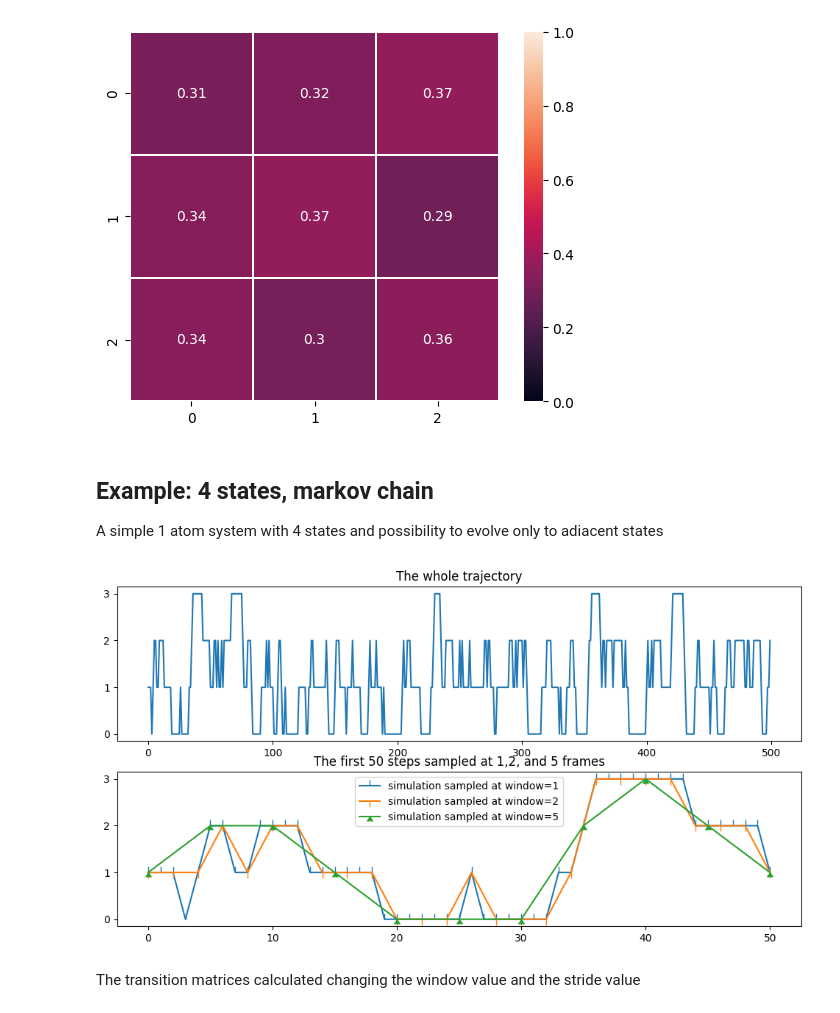
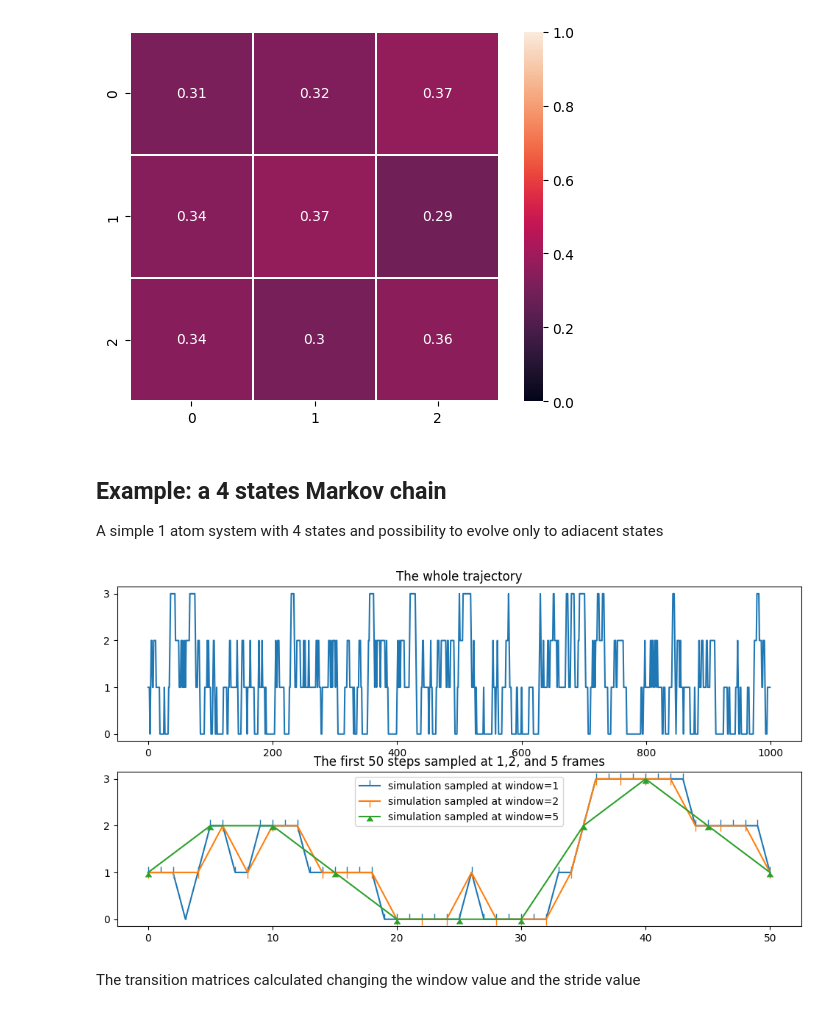
Before and after one commit to GMPavanLab/cpctools, a Jupyter notebook: docs/source/TimeAnalysis.ipynb, the cells around one changed output. Saved outputs shown, nothing was run; the diff lists cells and outputs as text; code cells hidden in the pictures.

```diff
--- a/docs/source/TimeAnalysis.ipynb
+++ b/docs/source/TimeAnalysis.ipynb
@@ -44,11 +43,12 @@ sns.heatmap(tmat, annot=True,linewidths=0.1,square=True,vmax=1, vmin=0)
 <AxesSubplot: >
 [figure]
 # %% [markdown]
-## Example: 4 states, markov chain
+## Example: a 4 states Markov chain
 
 A simple 1 atom system with 4 states and possibility to evolve only to adiacent states
 # %%
 rng = npr.default_rng(123456)
+nframes=1000
 P=np.array([
     [0.8,0.2,0.0,0.0],
     [0.1,0.7,0.2,0.0],
@@ -56,35 +56,35 @@ P=np.array([
     [0.0,0.0,0.2,0.8],
             ])
 #contstuct a target table:
 target=P
 for j in range(1,4):
     target[:,j]+=target[:,j-1]
 
 
-cls=np.empty((500,1),dtype=int)
+cls=np.empty((nframes,1),dtype=int)
 cls[0,0]=1
 for i,c in enumerate(cls[:-1,0]):
     t=rng.random()
     cls[i+1,0]= np.argwhere(target[c]>t)[0]
 cls=SOAPclassification(
     [],
     cls,
     [0,1,2,3]
     )
 _,axes=plt.subplots(2,1,figsize=(12,6))
 for ax in axes:
     ax.set_yticks([0,1,2,3])
 
 axes[0].plot(cls.references[:,0])
 axes[0].set_title("The whole trajectory")
 axes[1].set_title("The first 50 steps sampled at 1,2, and 5 frames")
 for window in [1,2,5]:
     axes[1].plot(np.arange(0,51,window),
             cls.references[:51:window,0],marker=window+1,
             label=f"simulation sampled at window={window}")
 _=axes[1].legend()
 # %% [output]
-[figure, old version]
+[figure, new version]
 # %% [markdown]
 The transition matrices calculated changing the window value and the stride value
 # %%
```
Also changed, not shown: parts of 12 cells of this notebook, 1 other file.
